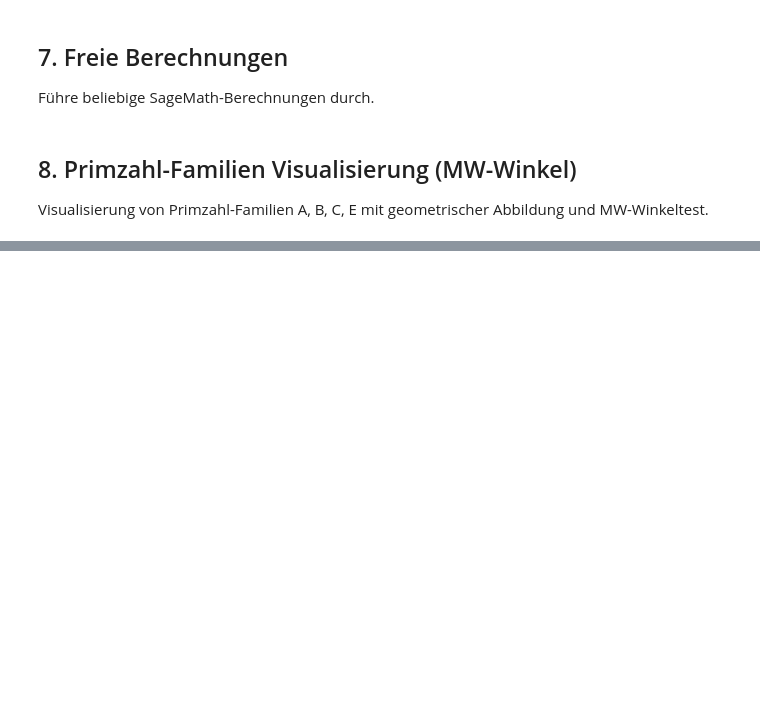
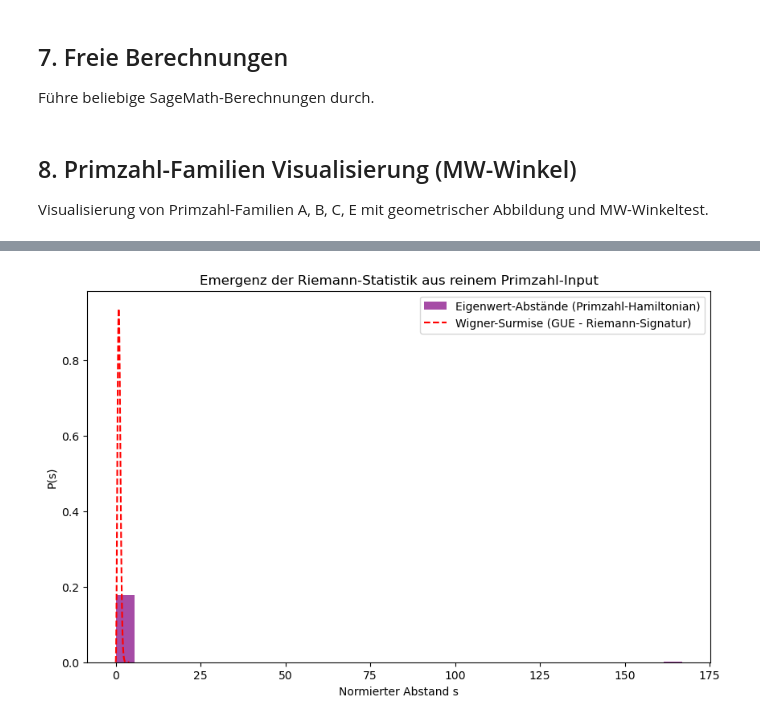
Before and after one commit to AkademieOlympia/Teppich, a Jupyter notebook: SageMath_Interaktiv.ipynb, the cells around one changed output, grey strips where cells are left out. Saved outputs shown, nothing was run; the diff lists cells and outputs as text; code cells hidden in the pictures; blank space fills up the shorter version.

```diff
--- a/SageMath_Interaktiv.ipynb
+++ b/SageMath_Interaktiv.ipynb
@@ -857,8 +857,9 @@ R[3, 1] = -1.0 # Schiefsymmetrisch für Selbstadjungiertheit von D
 A = A0 + epsilon * R
 
 # 4. Dirac-Operator D = [[0, A], [A.T, 0]]
-Z = json_graph.zero_matrix(RR, 5)
-D = block_matrix([[0, A], [A.transpose(), 0]])
+# Verwende zero_matrix aus SageMath statt json_graph
+Z = zero_matrix(RR, 5)
+D = block_matrix([[Z, A], [A.transpose(), Z]])
 
 print("Eigenwerte von D:")
 evs = D.eigenvalues()
@@ -947,0 +1234,90 @@ for eps_val in [0.001, 0.01, 0.1]:
+# %%
+from sage.all import *
+import numpy as np
+import matplotlib.pyplot as plt
+
+class GlobalPrimeHamiltonian:
+    def __init__(self, limit=500, coupling_strength=0.5):
+        # Wir nehmen alle Primzahlen bis 'limit'
+        self.primes = list(primes(limit))
+        self.N = len(self.primes)
+        self.xi = coupling_strength
+
+    def get_quat_sign(self, p1, p2):
+        # Bestimme Klassen
+        m1, m2 = p1 % 12, p2 % 12
+        map_cls = {5:'A', 7:'B', 11:'C', 1:'D'}
+        c1, c2 = map_cls.get(m1), map_cls.get(m2)
+
+        # Quaternionische Regel (Beispielhaft für Wechselwirkung)
+        # Wir definieren eine zyklische Orientierung A->B->C->A
+        if c1 == 'A' and c2 == 'B': return 1
+        if c1 == 'B' and c2 == 'A': return -1
+
+        if c1 == 'B' and c2 == 'C': return 1
+        if c1 == 'C' and c2 == 'B': return -1
+
+        if c1 == 'C' and c2 == 'A': return 1
+        if c1 == 'A' and c2 == 'C': return -1
+
+        return 0 # Keine Wechselwirkung
+
+    def build_matrix(self):
+        H = np.zeros((self.N, self.N))
+
+        for i in range(self.N):
+            p_i = self.primes[i]
+            # Diagonale: Kinetische Energie ~ log(p)
+            # Dies ist eine Analogie zur Berry-Keating H = xp
+            H[i, i] = float(log(p_i))
+
+            for j in range(i + 1, self.N):
+                p_j = self.primes[j]
+
+                # Off-Diagonal: Mangoldt-Interaktion
+                # Lambda(p) = log(p) für Primzahlen
+                interaction = (float(log(p_i) * log(p_j)) / float(sqrt(p_i * p_j)))
+
+                # Quaternionen-Vorzeichen
+                sign = self.get_quat_sign(p_i, p_j)
+
+                if sign != 0:
+                    val = self.xi * interaction * sign
+                    H[i, j] = val
+                    H[j, i] = -val # Hermitesch/Schiefsymmetrisch (hier rein imaginär im Dirac-Sinn)
+                    # Anmerkung: Für einen reellen symmetrischen Operator müssten wir i*H betrachten
+                    # oder die Struktur [[0, H], [H*, 0]] nutzen.
+
+        return H
+
+# Konstruktion
+builder = GlobalPrimeHamiltonian(limit=1000, coupling_strength=1.0)
+H_prime = builder.build_matrix()
+
+# Da wir ein schiefsymmetrisches R gebaut haben (ähnlich wie i*H),
+# sind die Eigenwerte rein imaginär (oder +/- Paare bei Dirac).
+# Wir betrachten die Beträge der Imaginärteile als "Energien".
+eigenvalues = np.imag(np.linalg.eigvals(H_prime))
+eigenvalues = np.sort(np.abs(eigenvalues))
+
+# Analyse der Abstände (Level Spacing)
+diffs = np.diff(eigenvalues)
+# Normierung auf Mittelwert 1
+diffs_norm = diffs / np.mean(diffs)
+
+# Plot der Statistik
+plt.figure(figsize=(10, 6))
+plt.hist(diffs_norm, bins=30, density=True, alpha=0.7, color='purple', label='Eigenwert-Abstände (Primzahl-Hamiltonian)')
+
+# Wigner-Surmise (GUE) zum Vergleich - Die Signatur der Riemann-Nullstellen
+x = np.linspace(0, 4, 100)
+p_wigner = (32/np.pi**2) * (x**2) * np.exp(-4*x**2/np.pi)
+plt.plot(x, p_wigner, 'r--', label='Wigner-Surmise (GUE - Riemann-Signatur)')
+
+plt.title('Emergenz der Riemann-Statistik aus reinem Primzahl-Input')
+plt.xlabel('Normierter Abstand s')
+plt.ylabel('P(s)')
+plt.legend()
+plt.savefig('global_operator_spectrum.png')
+print("Spektral-Analyse gespeichert.")
+# %% [output]
@@ -947,0 +1325 @@ for eps_val in [0.001, 0.01, 0.1]:
+[figure, added]
```
Also changed, not shown: parts of 4 cells of this notebook, 9 other files.
